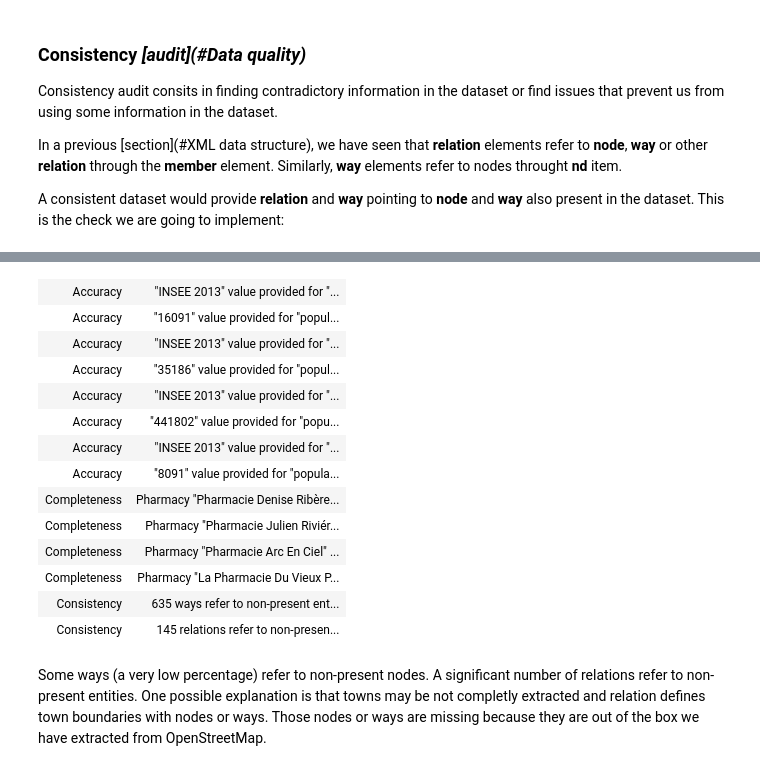
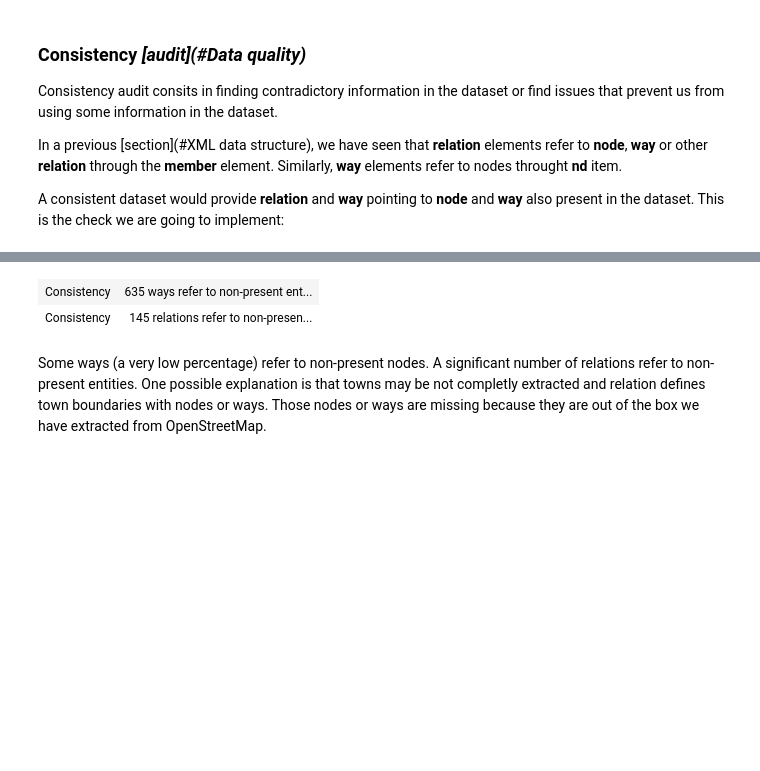
Before and after one commit to ccampguilhem/Udacity-DataAnalyst, a Jupyter notebook: 03-DataWranglingWithMongoDB/P02-WrangleOpenStreetMapData/data_wrangling.ipynb, the cells around one changed output, grey strips where cells are left out. Cells and saved outputs as stored; diff of their text form; code cells hidden in the pictures; blank space fills up the shorter version.

```diff
--- a/03-DataWranglingWithMongoDB/P02-WrangleOpenStreetMapData/data_wrangling.ipynb
+++ b/03-DataWranglingWithMongoDB/P02-WrangleOpenStreetMapData/data_wrangling.ipynb
@@ -147,7 +186,7 @@ def download_map_area():
     return r.status_code, filename, os.path.getsize(filename)
 # %%
 #Download dataset
-status_code, dataset_path, dataset_size = download_map_area()
+%time status_code, dataset_path, dataset_size = download_map_area()
 if status_code is None:
     print "The file {} is re-used from a previous download. Its size is {} bytes.".format(dataset_path, dataset_size)
 elif status_code == 200:
@@ -382,7 +248,7 @@ class OpenStreetMapXmlHandler(xml.sax.ContentHandler):
 We can now use the handler in SAX parsing:
 # %%
 parser = xml.sax.make_parser()
-with OpenStreetMapXmlHandler(caching=False) as handler:
+with OpenStreetMapXmlHandler() as handler:
     parser.setContentHandler(handler)
     parser.parse(dataset_path)
 # %%
@@ -1176,7 +617,6 @@ class DataConsistencyAudit(object):
 # %%
 #Parse and audit
-audit = [DataValidityAudit(schema), DataAccuracyAudit(gold_standard_insee),
-         DataCompletenessAudit(gold_standard_pages_jaunes), DataConsistencyAudit()]
+audit = [DataConsistencyAudit()]
 %time nonconformities = parse_and_audit(dataset_path, audit)
 display(HTML(tabulate.tabulate(nonconformities, tablefmt='html')))
 # %% [output]
@@ -1185,15 +625,3 @@ Wall time: 19.5 s
-| Accuracy | "INSEE 2013" value provided for "... |
-| Accuracy | "16091" value provided for "popul... |
-| Accuracy | "INSEE 2013" value provided for "... |
-| Accuracy | "35186" value provided for "popul... |
-| Accuracy | "INSEE 2013" value provided for "... |
-| Accuracy | "441802" value provided for "popu... |
-| Accuracy | "INSEE 2013" value provided for "... |
-| Accuracy | "8091" value provided for "popula... |
-| Completeness | Pharmacy "Pharmacie Denise Ribère... |
-| Completeness | Pharmacy "Pharmacie Julien Riviér... |
-| Completeness | Pharmacy "Pharmacie Arc En Ciel" ... |
-| Completeness | Pharmacy "La Pharmacie Du Vieux P... |
 | Consistency | 635 ways refer to non-present ent... |
 | Consistency | 145 relations refer to non-presen... |
 # %% [markdown]
```
Also changed, not shown: parts of 99 cells of this notebook, 11 other files.
